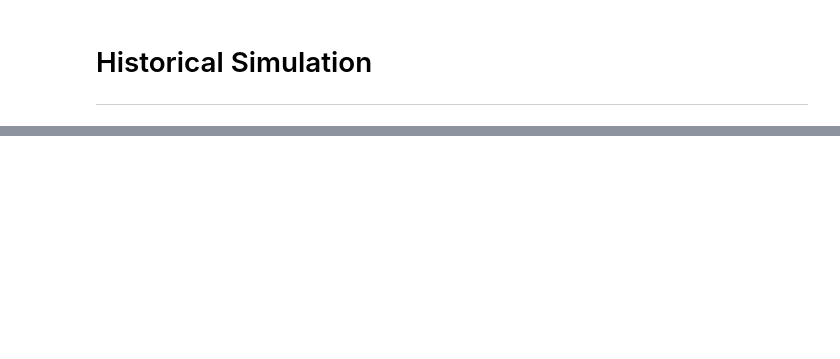
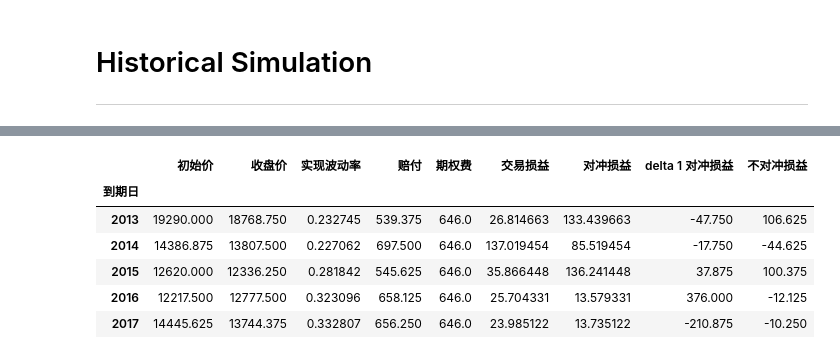
Before and after one commit to ChinaQuants/qlengine, a Jupyter notebook: examples/options/rb option dynamical hedging.ipynb, the cells around one changed output, grey strips where cells are left out. Cells and saved outputs as stored; diff of their text form; code cells hidden in the pictures; blank space fills up the shorter version.

```diff
--- a/examples/options/rb option dynamical hedging.ipynb
+++ b/examples/options/rb option dynamical hedging.ipynb
@@ -224,0 +350,10 @@ df.groupby(df['到期日'].dt.year).mean()
+# %%
+df2.groupby(df2['到期日'].dt.year).mean()
+# %% [output]
+|  | 初始价 | 收盘价 | 实现波动率 | 赔付 | 期权费 | 交易损益 | 对冲损益 | delta 1 对冲损益 | 不对冲损益 |
+| 到期日 |  |  |  |  |  |  |  |  |  |
+| 2013 | 19290.000 | 18768.750 | 0.232745 | 539.375 | 646.0 | 26.814663 | 133.439663 | -47.750 | 106.625 |
+| 2014 | 14386.875 | 13807.500 | 0.227062 | 697.500 | 646.0 | 137.019454 | 85.519454 | -17.750 | -44.625 |
+| 2015 | 12620.000 | 12336.250 | 0.281842 | 545.625 | 646.0 | 35.866448 | 136.241448 | 37.875 | 100.375 |
+| 2016 | 12217.500 | 12777.500 | 0.323096 | 658.125 | 646.0 | 25.704331 | 13.579331 | 376.000 | -12.125 |
+| 2017 | 14445.625 | 13744.375 | 0.332807 | 656.250 | 646.0 | 23.985122 | 13.735122 | -210.875 | -10.250 |
```
Also changed, not shown: parts of 25 cells of this notebook.
